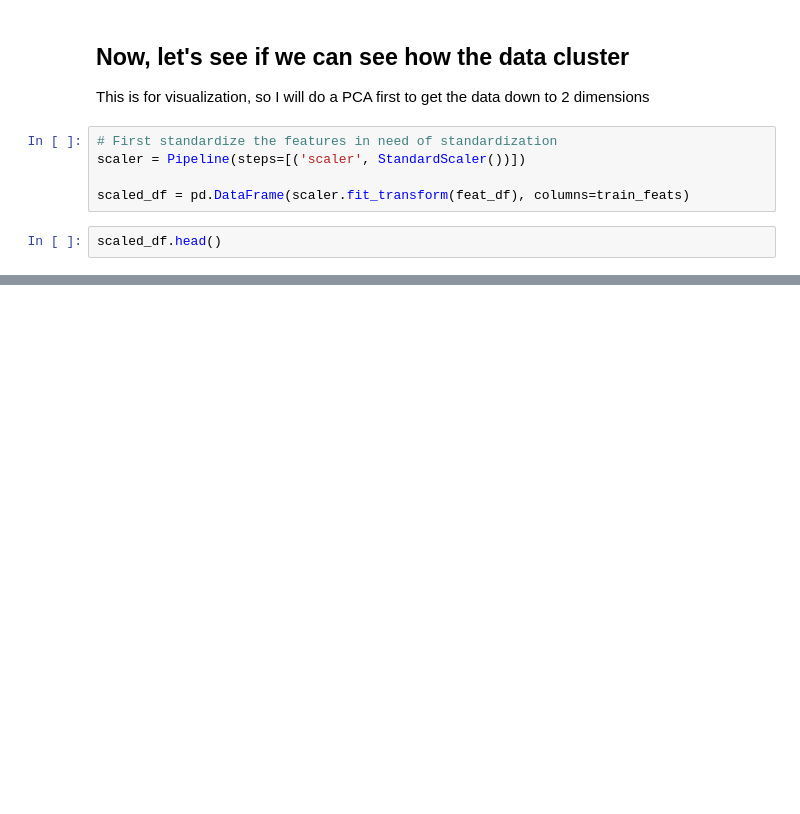
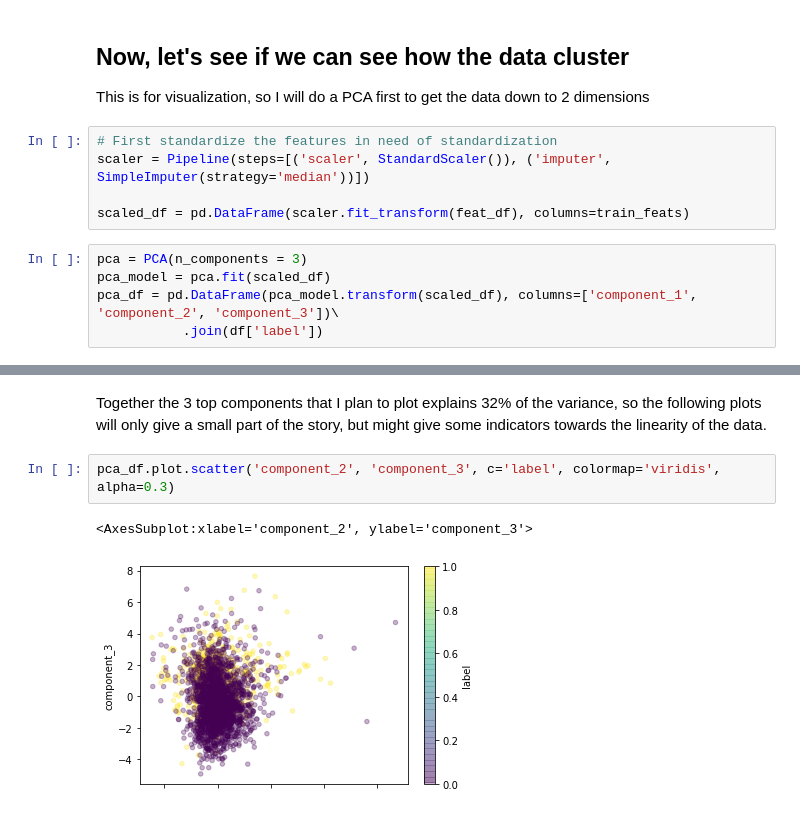
Before and after one commit to LingeJohnsen/Playlist-curator, a Jupyter notebook: Jazzy_notebook.ipynb, the cells around one changed output, grey strips where cells are left out. Cells and saved outputs as stored; diff of their text form; blank space fills up the shorter version.

```diff
--- a/Jazzy_notebook.ipynb
+++ b/Jazzy_notebook.ipynb
@@ -335,8 +337,11 @@ train_feats = [f for f in features if f not in cols_to_drop]
 This is for visualization, so I will do a PCA first to get the data down to 2 dimensions
 # %%
 # First standardize the features in need of standardization
-scaler = Pipeline(steps=[('scaler', StandardScaler())])
+scaler = Pipeline(steps=[('scaler', StandardScaler()), ('imputer', SimpleImputer(strategy='median'))])
 
 scaled_df = pd.DataFrame(scaler.fit_transform(feat_df), columns=train_feats)
 # %%
-scaled_df.head()
+pca = PCA(n_components = 3)
+pca_model = pca.fit(scaled_df)
+pca_df = pd.DataFrame(pca_model.transform(scaled_df), columns=['component_1', 'component_2', 'component_3'])\
+           .join(df['label'])
@@ -350,0 +360,7 @@ scaled_df.head()
+# %% [markdown]
+Together the 3 top components that I plan to plot explains 32% of the variance, so the following plots will only give a small part of the story, but might give some indicators towards the linearity of the data.
+# %%
+pca_df.plot.scatter('component_2', 'component_3', c='label', colormap='viridis', alpha=0.3)
+# %% [output]
+<AxesSubplot:xlabel='component_2', ylabel='component_3'>
+[figure, added]
```
Also changed, not shown: parts of 7 cells of this notebook, 1 other file.
